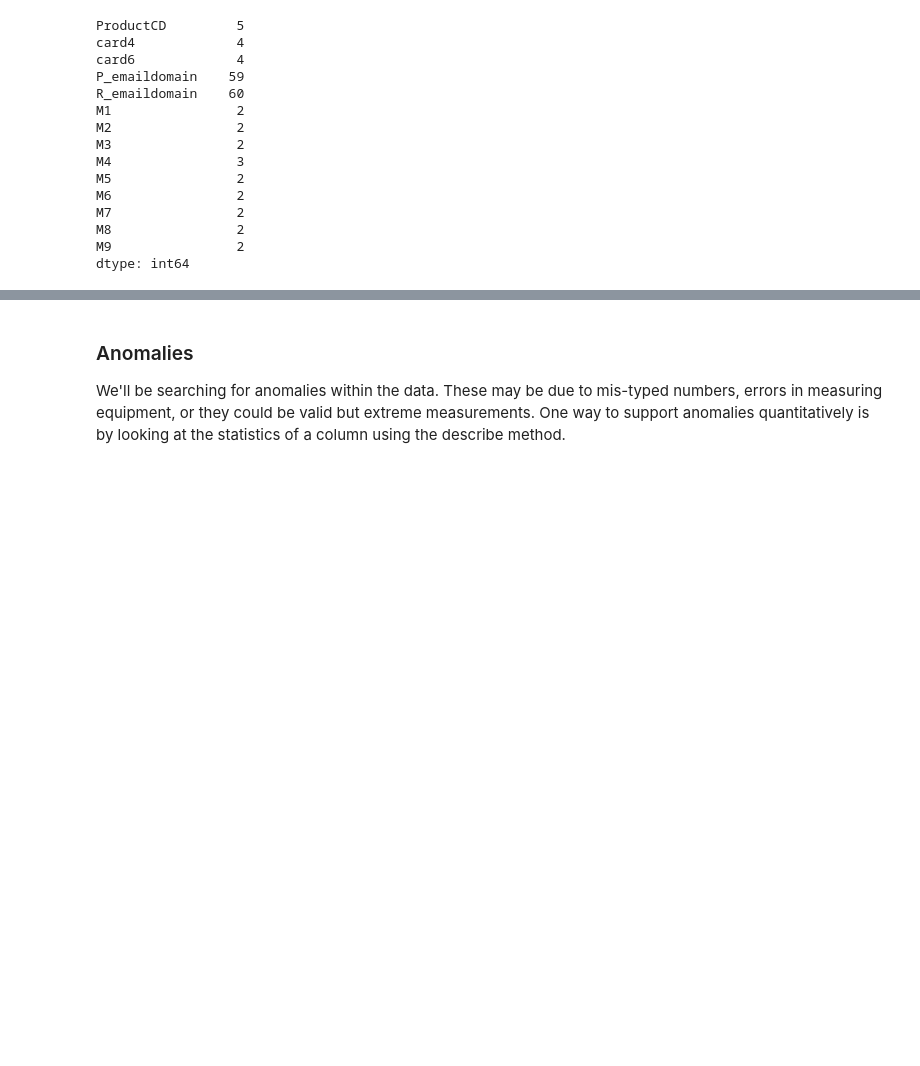
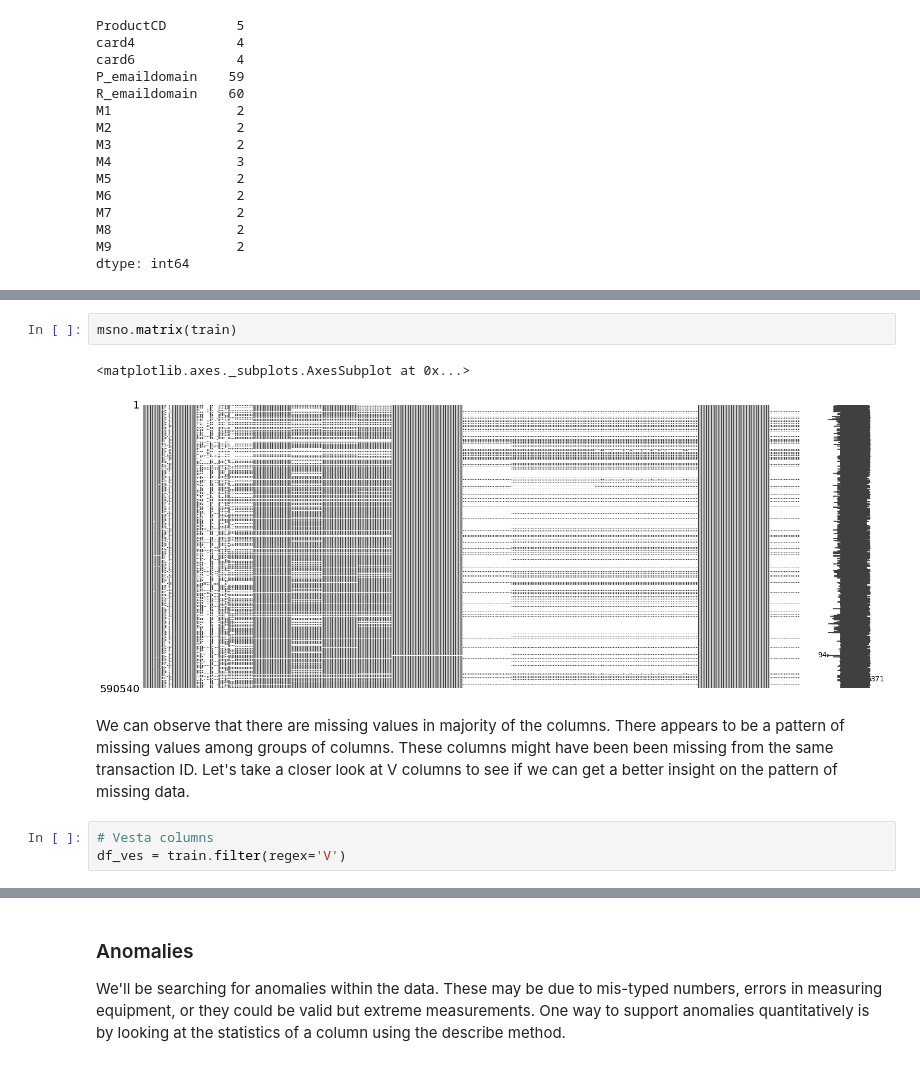
Before and after one commit to tsaw8/Thinkful_Project, a Jupyter notebook: Capstone: Supervised learning /IEEE-CIS Fraud Detection Part 1 with Transaction Table.ipynb, the cells around one changed output, grey strips where cells are left out. Saved outputs shown, nothing was run; the diff lists cells and outputs as text; blank space fills up the shorter version.

```diff
--- a/Capstone: Supervised learning /IEEE-CIS Fraud Detection .ipynb
+++ b/Capstone: Supervised learning /IEEE-CIS Fraud Detection Part 1 with Transaction Table.ipynb
@@ -253,0 +262,10 @@ Most of the categorical variables have a relatively small number of unique entri
+# %%
+msno.matrix(train)
+# %% [output]
+<matplotlib.axes._subplots.AxesSubplot at 0x...>
+[figure, added]
+# %% [markdown]
+We can observe that there are missing values in majority of the columns. There appears to be a pattern of missing values among groups of columns. These columns might have been been missing from the same transaction ID. Let's take a closer look at V columns to see if we can get a better insight on the pattern of missing data.
+# %%
+# Vesta columns
+df_ves = train.filter(regex='V')
```
Also changed, not shown: parts of 97 cells of this notebook, 6 other files.
